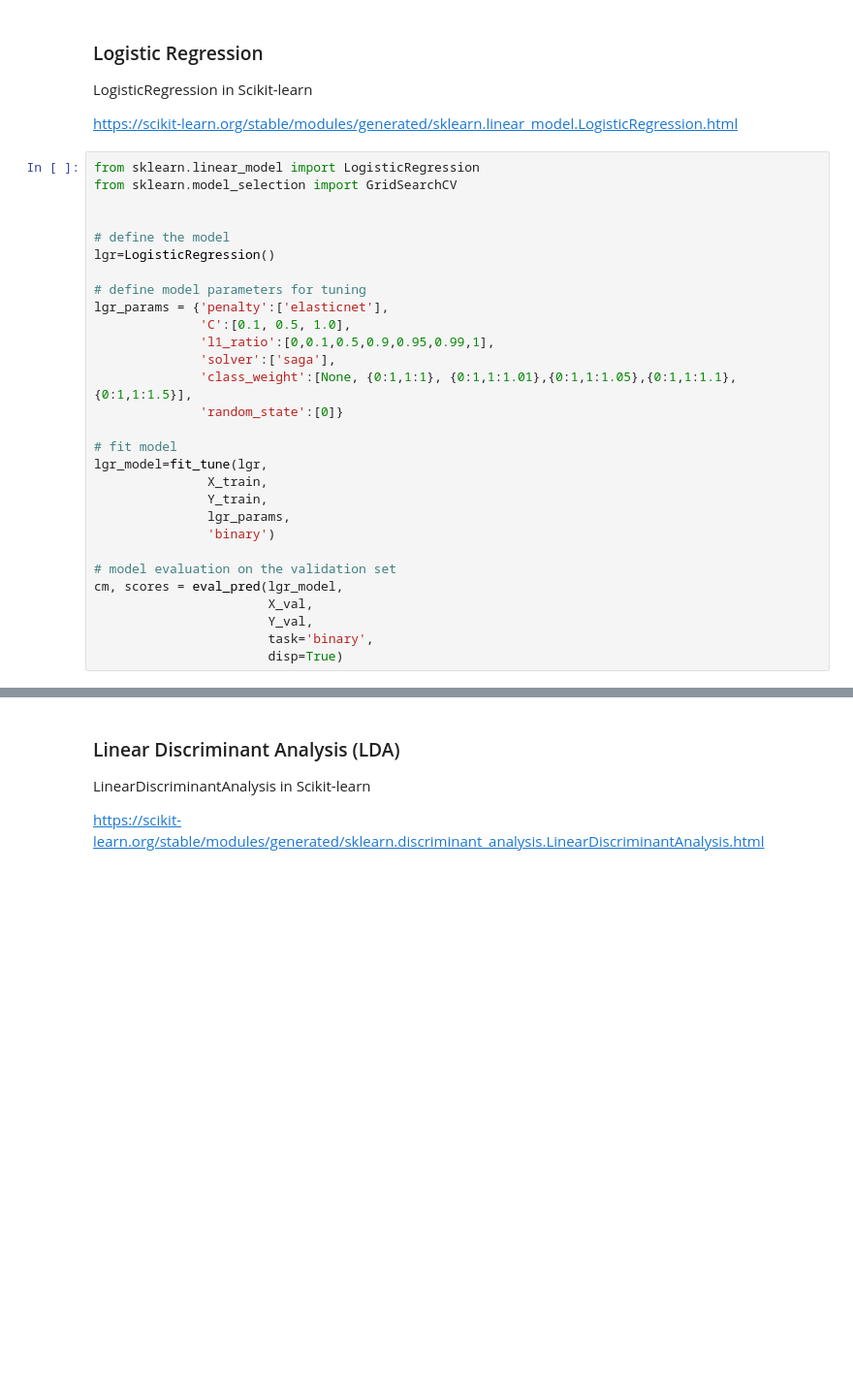
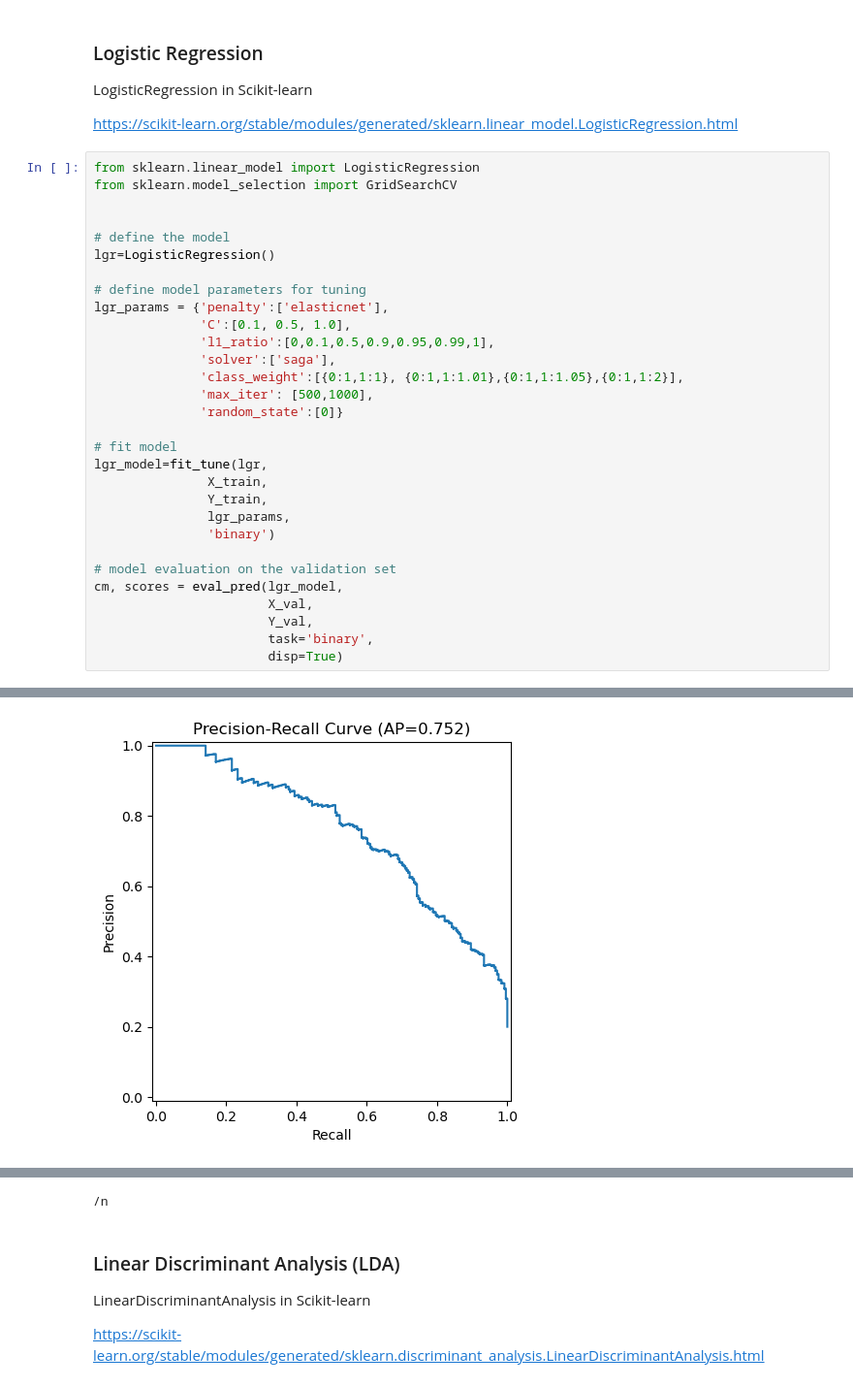
Before and after one commit to SBU-r/CIV555-FS25, a Jupyter notebook: Jupyter Notebooks/Classification.ipynb, the cells around one changed output, grey strips where cells are left out. Shown at 97% size. Drawn from its saved outputs; the diff is of its cells as text; blank space fills up the shorter version.

```diff
--- a/Jupyter Notebooks/Classification.ipynb
+++ b/Jupyter Notebooks/Classification.ipynb
@@ -530,7 +582,8 @@ lgr_params = {'penalty':['elasticnet'],
               'C':[0.1, 0.5, 1.0],
               'l1_ratio':[0,0.1,0.5,0.9,0.95,0.99,1],
               'solver':['saga'],
-              'class_weight':[None, {0:1,1:1}, {0:1,1:1.01},{0:1,1:1.05},{0:1,1:1.1},{0:1,1:1.5}],
+              'class_weight':[{0:1,1:1}, {0:1,1:1.01},{0:1,1:1.05},{0:1,1:2}],
+              'max_iter': [500,1000],
               'random_state':[0]}
 
 # fit model
@@ -567,2 +620,3 @@ F1     0.626
 dtype: float64
 [figure]
+[figure, added]
@@ -569,3 +624,4 @@ dtype: float64
+/n
 # %% [markdown]
 ### Linear Discriminant Analysis (LDA)
 
```
Also changed, not shown: parts of 29 cells of this notebook.
